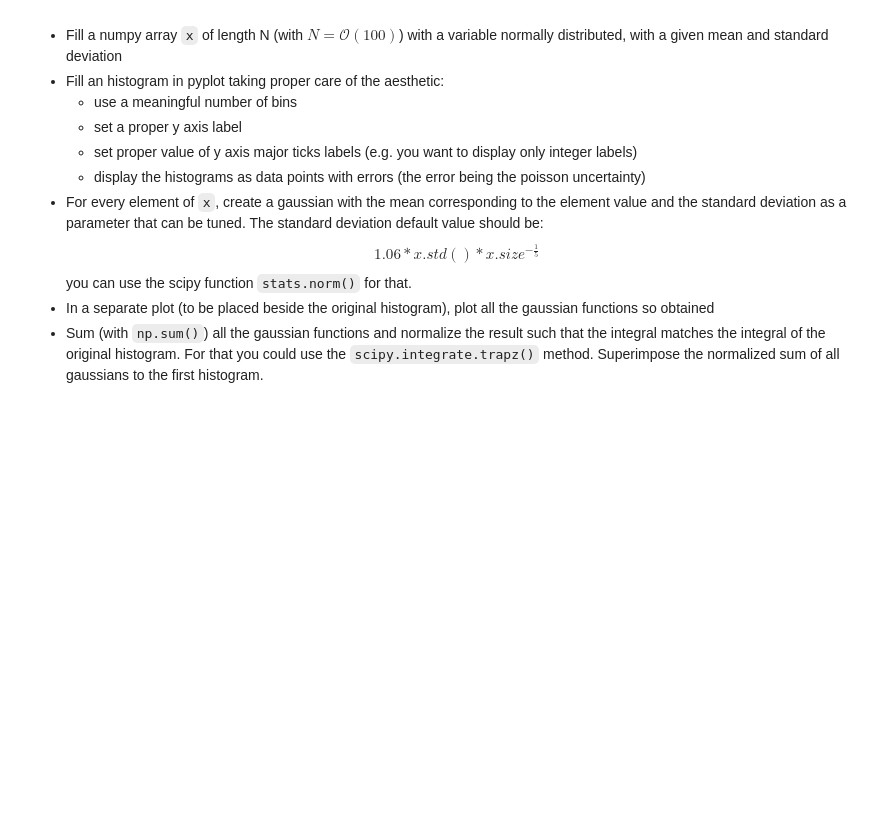
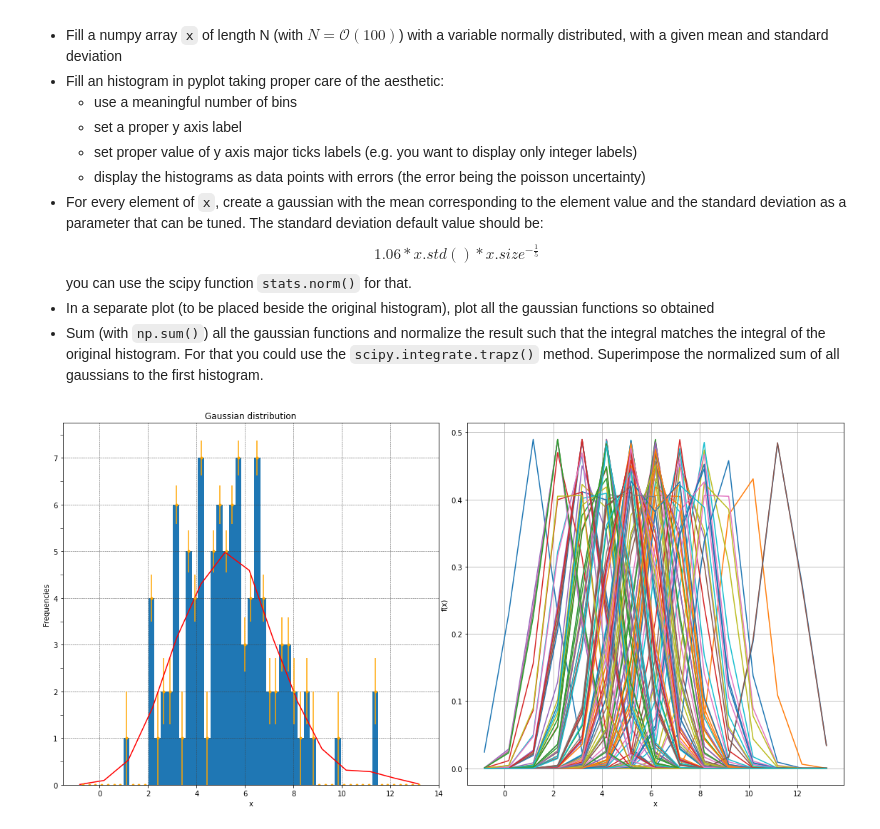
Before and after one commit to zucchett/ScientificComputingWithPython2022, a Jupyter notebook: 07ex_visualization.ipynb, the cells around one changed output. Drawn from its saved outputs; the diff is of its cells as text; code cells hidden in the pictures; blank space fills up the shorter version.

```diff
--- a/07ex_visualization.ipynb
+++ b/07ex_visualization.ipynb
@@ -63,3 +186,59 @@ $$ 1.06 * x.std() * x.size ^{-\frac{1}{5}} $$
 you can use the scipy function `stats.norm()` for that.
 * In a separate plot (to be placed beside the original histogram), plot all the gaussian functions so obtained
 * Sum (with `np.sum()`) all the gaussian functions and normalize the result such that the integral matches the integral of the original histogram. For that you could use the `scipy.integrate.trapz()` method. Superimpose the normalized sum of all gaussians to the first histogram.
+# %%
+from matplotlib.ticker import AutoMinorLocator, MultipleLocator
+from scipy import integrate
+from scipy.stats import norm
+
+mu, sigma= 5, 2
+N=100
+x=np.random.normal(mu,sigma,N)
+
+fig, (ax1,ax2) = plt.subplots(nrows=1, ncols=2, figsize=(16, 8))
+
+y, bins, _ = ax1.hist(x, bins=55, range=(x.min()-sigma,x.max()+sigma), density=False, cumulative=False)
+
+ax1.set_title('Gaussian distribution')
+ax1.set_xlabel('x')
+ax1.set_ylabel('Frequencies')
+# y axis major ticks
+ax1.yaxis.set_minor_locator(AutoMinorLocator(2))
+ax1.tick_params(which='minor', length=4)
+ax1.grid(linestyle="--", linewidth=0.5, color='.25', zorder=-10)
+# calculate errors
+bincenters = (bins[1:] + bins[:-1])/2
+
+err_y= np.zeros(len(y))
+for i in range(len(y)):
+    if(y[i]==0):
+        err_y[i]=0
+    else:
+        err_y[i]=1/np.sqrt(y[i])
+
+ax1.errorbar(x=bincenters, y=y, yerr=err_y,ecolor='orange',fmt='.',color='orange')
+fig.tight_layout()
+
+ax2.set_xlabel('x')
+ax2.set_ylabel('f(x)')
+ax2.grid()
+xrange = np.arange(x.min()-sigma,x.max()+sigma)
+std_param = 1.06 * x.std() * (x.size ** -0.2)
+gauss=[]
+for i in range(len(x)):
+    gauss_i=norm(loc=x[i],scale=std_param).pdf(xrange)
+    ax2.plot(xrange,gauss_i)
+    gauss.append(gauss_i)
+
+bin_width = bins[1]-bins[0]
+# integral of the original histogram
+area=integrate.trapz(y, dx=bin_width)
+# sum all the gaussian functions
+gauss_sum=np.array(gauss).sum(axis=0)
+# normalize the result
+gauss_sum_normalized=gauss_sum/sum(gauss_sum)*area
+# plot it
+ax1.plot(xrange,gauss_sum_normalized,color='r')
+plt.show()
+# %% [output]
+[figure, added]
```
Also changed, not shown: parts of 4 cells of this notebook, 1 other file.
